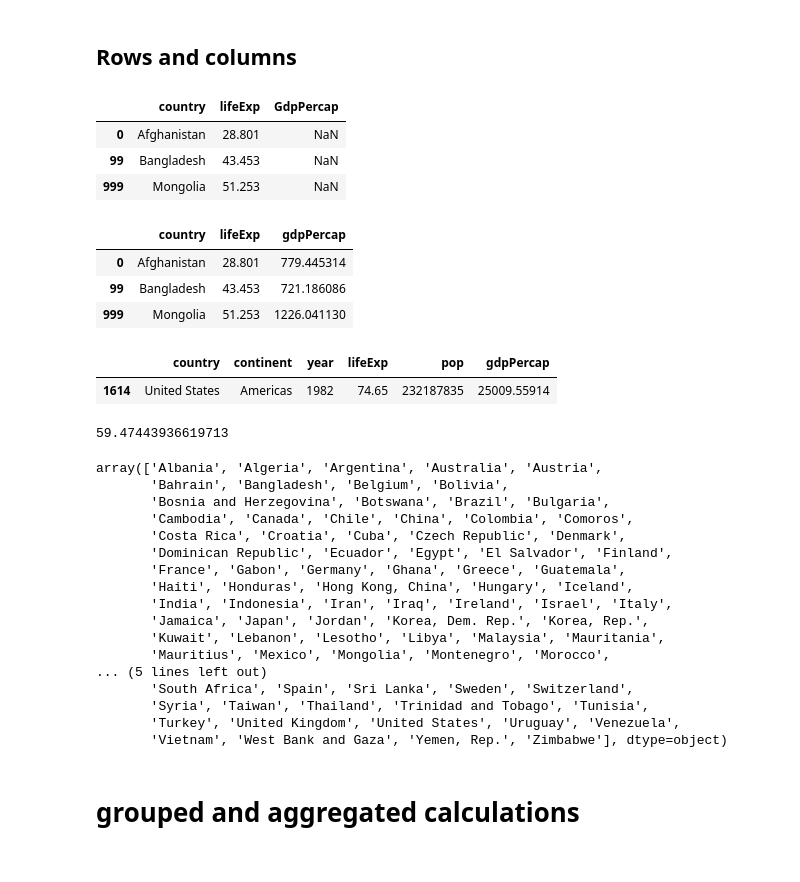
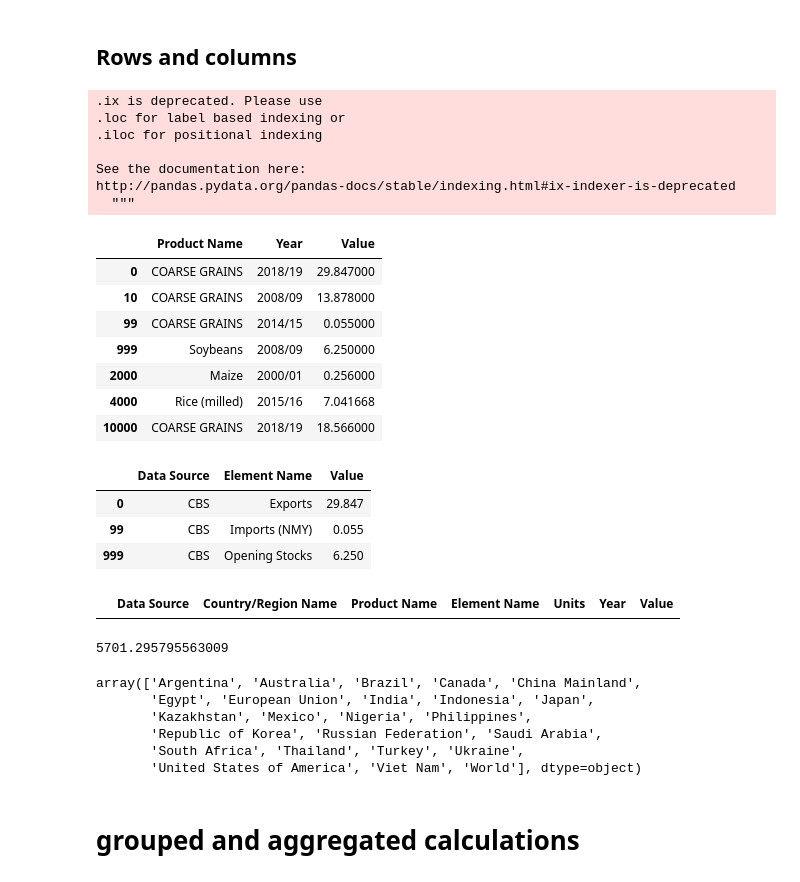
Before and after one commit to LaGuer/scipy-2017-tutorial-pandas, a Jupyter notebook: 01-notes/01-pandas_intro.ipynb, the cells around one changed output. Cells and saved outputs as stored; diff of their text form; code cells hidden in the pictures.

```diff
--- a/01-notes/01-pandas_intro.ipynb
+++ b/01-notes/01-pandas_intro.ipynb
@@ -204,7 +222,7 @@ df.head()
 ## Rows
 # %%
 # get our original data back
-df = pd.read_csv('../data/gapminder.tsv', delimiter='\t')
+df = pd.read_csv('https://raw.githubusercontent.com/LaGuer/JupyterDataScienceWorkflow/master/dataset/CRSW-AMIS.csv')
 # %% [markdown]
 ### `loc`
 # %%
@@ -299,51 +328,50 @@ df.ix[[0, 99, 999]]
 # %%
 # the bracket notation
 # row subsetter
 # comma
 # column subsetter
-df.ix[[0, 99, 999], ['country', 'lifeExp', 'GdpPercap']]
+df.ix[[0, 10, 99, 999, 2000, 4000, 10000], ['Product Name', 'Year', 'Value']]
 # %% [output]
+.ix is deprecated. Please use
+.loc for label based indexing or
+.iloc for positional indexing
+
+See the documentation here:
+http://pandas.pydata.org/pandas-docs/stable/indexing.html#ix-indexer-is-deprecated
+  """
-|  | country | lifeExp | GdpPercap |
-| 0 | Afghanistan | 28.801 | NaN |
-| 99 | Bangladesh | 43.453 | NaN |
-| 999 | Mongolia | 51.253 | NaN |
+|  | Product Name | Year | Value |
+| 0 | COARSE GRAINS | 2018/19 | 29.847000 |
+| 10 | COARSE GRAINS | 2008/09 | 13.878000 |
+| 99 | COARSE GRAINS | 2014/15 | 0.055000 |
+| 999 | Soybeans | 2008/09 | 6.250000 |
+| 2000 | Maize | 2000/01 | 0.256000 |
+| 4000 | Rice (milled) | 2015/16 | 7.041668 |
+| 10000 | COARSE GRAINS | 2018/19 | 18.566000 |
 # %%
-df.iloc[[0, 99, 999], [0, 3, 5]]
+df.iloc[[0, 99, 999], [0, 3, 6]]
 # %% [output]
-|  | country | lifeExp | gdpPercap |
-| 0 | Afghanistan | 28.801 | 779.445314 |
-| 99 | Bangladesh | 43.453 | 721.186086 |
-| 999 | Mongolia | 51.253 | 1226.041130 |
+|  | Data Source | Element Name | Value |
+| 0 | CBS | Exports | 29.847 |
+| 99 | CBS | Imports (NMY) | 0.055 |
+| 999 | CBS | Opening Stocks | 6.250 |
-# %%
-df.loc[(df.country == 'United States') & (df.year == 1982), :]
-# %% [output]
-|  | country | continent | year | lifeExp | pop | gdpPercap |
-| 1614 | United States | Americas | 1982 | 74.65 | 232187835 | 25009.55914 |
+# %%
+df.loc[(country_df == 'USA') & (df.Year == 2000), :]
+# %% [output]
+|  | Data Source | Country/Region Name | Product Name | Element Name | Units | Year | Value |
 # %%
-le_mean = df.lifeExp.mean()
+le_mean = df.Value.mean()
 le_mean
 # %% [output]
-59.47443936619713
+5701.295795563009
 # %%
-df.loc[df.lifeExp > le_mean, 'country'].unique()
+df.loc[df.Value > le_mean, 'Country/Region Name'].unique()
 # %% [output]
-array(['Albania', 'Algeria', 'Argentina', 'Australia', 'Austria',
-       'Bahrain', 'Bangladesh', 'Belgium', 'Bolivia',
-       'Bosnia and Herzegovina', 'Botswana', 'Brazil', 'Bulgaria',
-       'Cambodia', 'Canada', 'Chile', 'China', 'Colombia', 'Comoros',
-       'Costa Rica', 'Croatia', 'Cuba', 'Czech Republic', 'Denmark',
-       'Dominican Republic', 'Ecuador', 'Egypt', 'El Salvador', 'Finland',
-       'France', 'Gabon', 'Germany', 'Ghana', 'Greece', 'Guatemala',
-       'Haiti', 'Honduras', 'Hong Kong, China', 'Hungary', 'Iceland',
-       'India', 'Indonesia', 'Iran', 'Iraq', 'Ireland', 'Israel', 'Italy',
-       'Jamaica', 'Japan', 'Jordan', 'Korea, Dem. Rep.', 'Korea, Rep.',
-       'Kuwait', 'Lebanon', 'Lesotho', 'Libya', 'Malaysia', 'Mauritania',
-       'Mauritius', 'Mexico', 'Mongolia', 'Montenegro', 'Morocco',
-... (5 lines left out)
-       'South Africa', 'Spain', 'Sri Lanka', 'Sweden', 'Switzerland',
-       'Syria', 'Taiwan', 'Thailand', 'Trinidad and Tobago', 'Tunisia',
-       'Turkey', 'United Kingdom', 'United States', 'Uruguay', 'Venezuela',
-       'Vietnam', 'West Bank and Gaza', 'Yemen, Rep.', 'Zimbabwe'], dtype=object)
+array(['Argentina', 'Australia', 'Brazil', 'Canada', 'China Mainland',
+       'Egypt', 'European Union', 'India', 'Indonesia', 'Japan',
+       'Kazakhstan', 'Mexico', 'Nigeria', 'Philippines',
+       'Republic of Korea', 'Russian Federation', 'Saudi Arabia',
+       'South Africa', 'Thailand', 'Turkey', 'Ukraine',
+       'United States of America', 'Viet Nam', 'World'], dtype=object)
 # %% [markdown]
 # grouped and aggregated calculations
 # %% [markdown]
```
Also changed, not shown: parts of 43 cells of this notebook.
